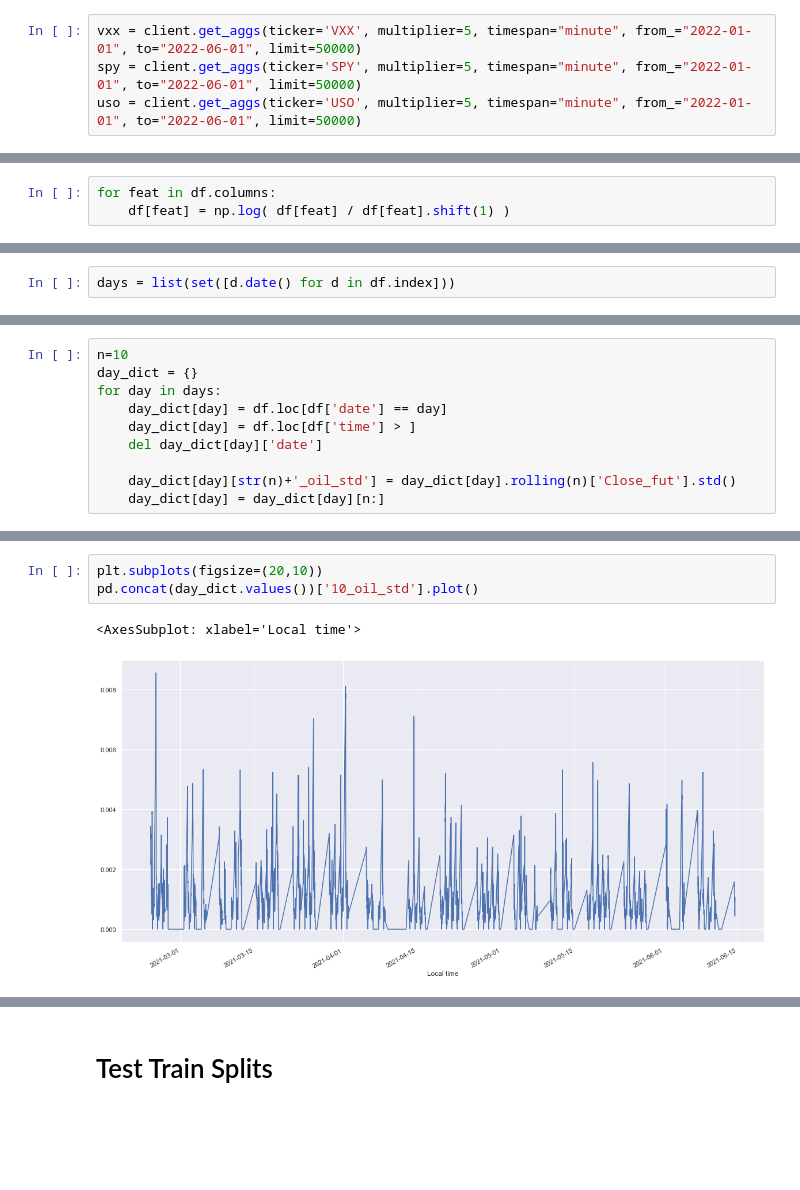
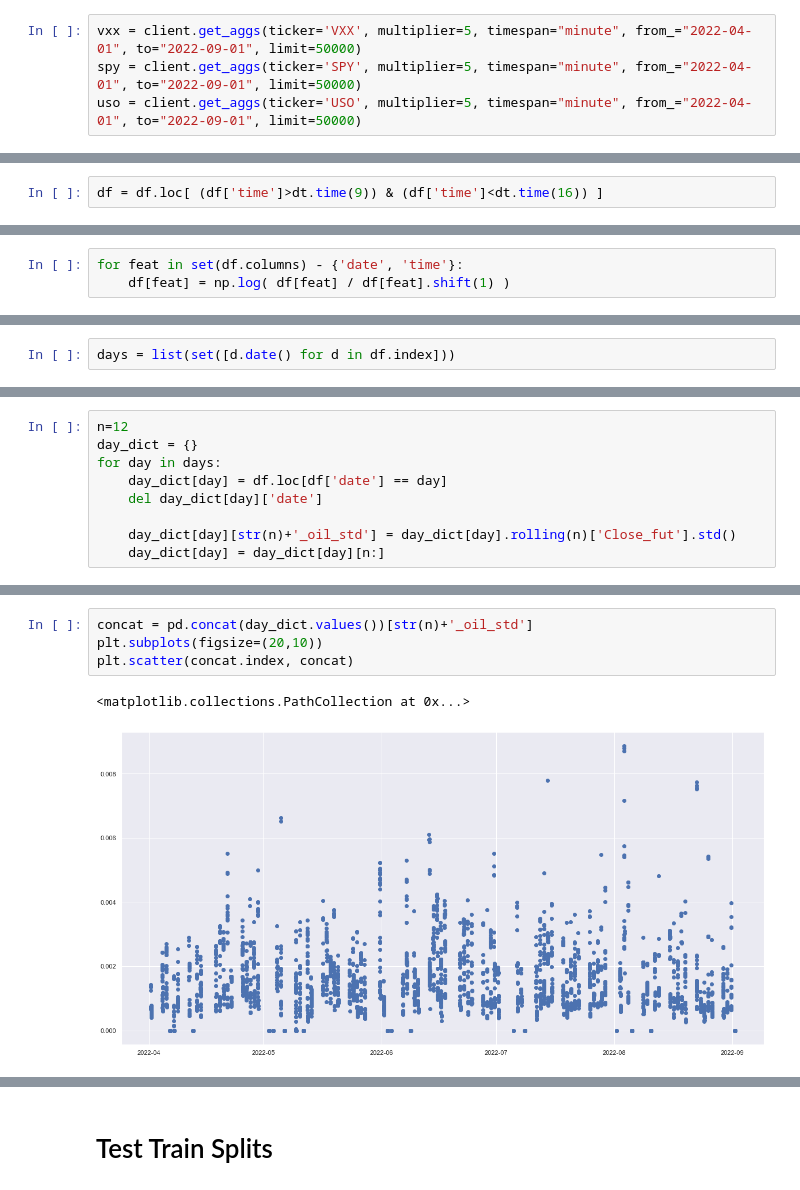
Before and after one commit to sorendunn/Forecasting-Realized-Volatility-for-Crude-Oil-Futures-with-High-Frequency-Data, a Jupyter notebook: Final Project.ipynb, the cells around one changed output, grey strips where cells are left out. Cells and saved outputs as stored; diff of their text form; blank space fills up the shorter version.

```diff
--- a/Final Project.ipynb
+++ b/Final Project.ipynb
@@ -76,9 +76,9 @@ def model_selection(ml):
 # %%
 client = RESTClient(api_key="18U85gkK04AWHrbE3oWvG9b3fF8JdlxQ")
 # %%
-vxx = client.get_aggs(ticker='VXX', multiplier=5, timespan="minute", from_="2022-01-01", to="2022-06-01", limit=50000)
-spy = client.get_aggs(ticker='SPY', multiplier=5, timespan="minute", from_="2022-01-01", to="2022-06-01", limit=50000)
-uso = client.get_aggs(ticker='USO', multiplier=5, timespan="minute", from_="2022-01-01", to="2022-06-01", limit=50000)
+vxx = client.get_aggs(ticker='VXX', multiplier=5, timespan="minute", from_="2022-04-01", to="2022-09-01", limit=50000)
+spy = client.get_aggs(ticker='SPY', multiplier=5, timespan="minute", from_="2022-04-01", to="2022-09-01", limit=50000)
+uso = client.get_aggs(ticker='USO', multiplier=5, timespan="minute", from_="2022-04-01", to="2022-09-01", limit=50000)
 # %%
 poly_dict = {'vxx':vxx, 'spy':spy, 'uso':uso}
 # %%
@@ -136,0 +125,2 @@ df
+# %%
+df = df.loc[ (df['time']>dt.time(9)) & (df['time']<dt.time(16)) ]
@@ -139,7 +166,7 @@ df
 # %% [markdown]
 Calculate log returns for each feature.
 # %%
-for feat in df.columns:
+for feat in set(df.columns) - {'date', 'time'}:
     df[feat] = np.log( df[feat] / df[feat].shift(1) )
 # %% [markdown]
 Lots of nulls.  Fix later
@@ -199,9 +219,8 @@ Now we split the data into individual days.  We calculate the $n$ period rolling
 # %%
-n=10
+n=12
 day_dict = {}
 for day in days:
     day_dict[day] = df.loc[df['date'] == day]
-    day_dict[day] = df.loc[df['time'] > ]
     del day_dict[day]['date']
 
     day_dict[day][str(n)+'_oil_std'] = day_dict[day].rolling(n)['Close_fut'].std()
@@ -226,6 +228,7 @@ day_dict[dt.date(2021, 2, 23)][n:]
 # %%
+concat = pd.concat(day_dict.values())[str(n)+'_oil_std']
 plt.subplots(figsize=(20,10))
-pd.concat(day_dict.values())['10_oil_std'].plot()
+plt.scatter(concat.index, concat)
 # %% [output]
-<AxesSubplot: xlabel='Local time'>
+<matplotlib.collections.PathCollection at 0x...>
-[figure, old version]
+[figure, new version]
```
Also changed, not shown: parts of 20 cells of this notebook.
